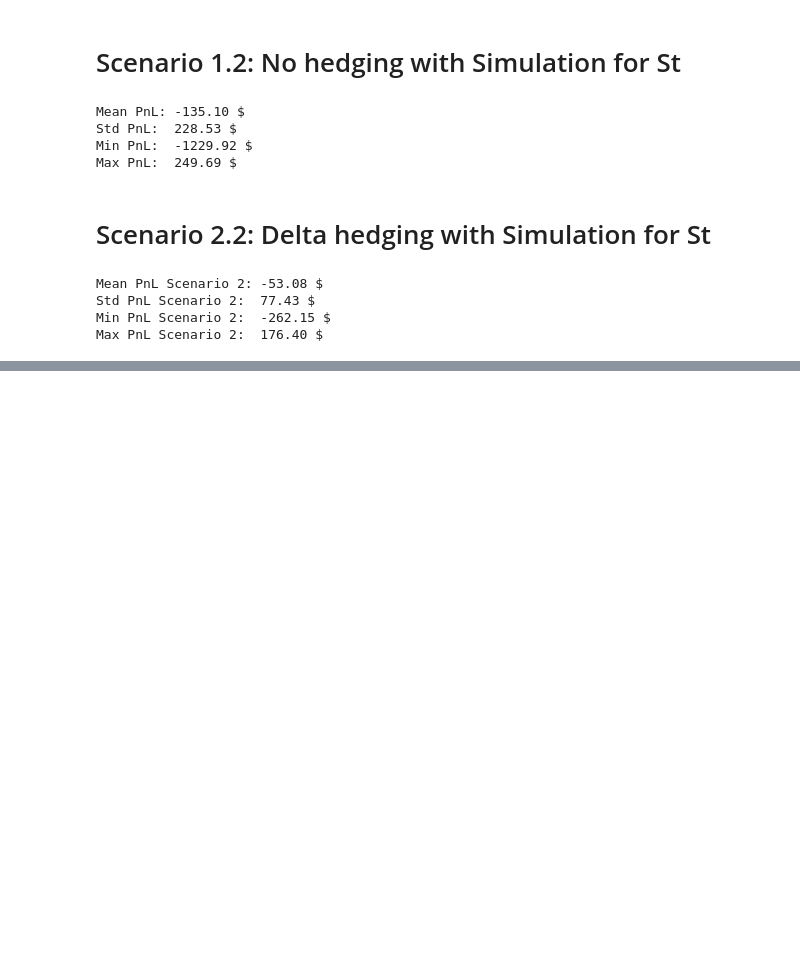
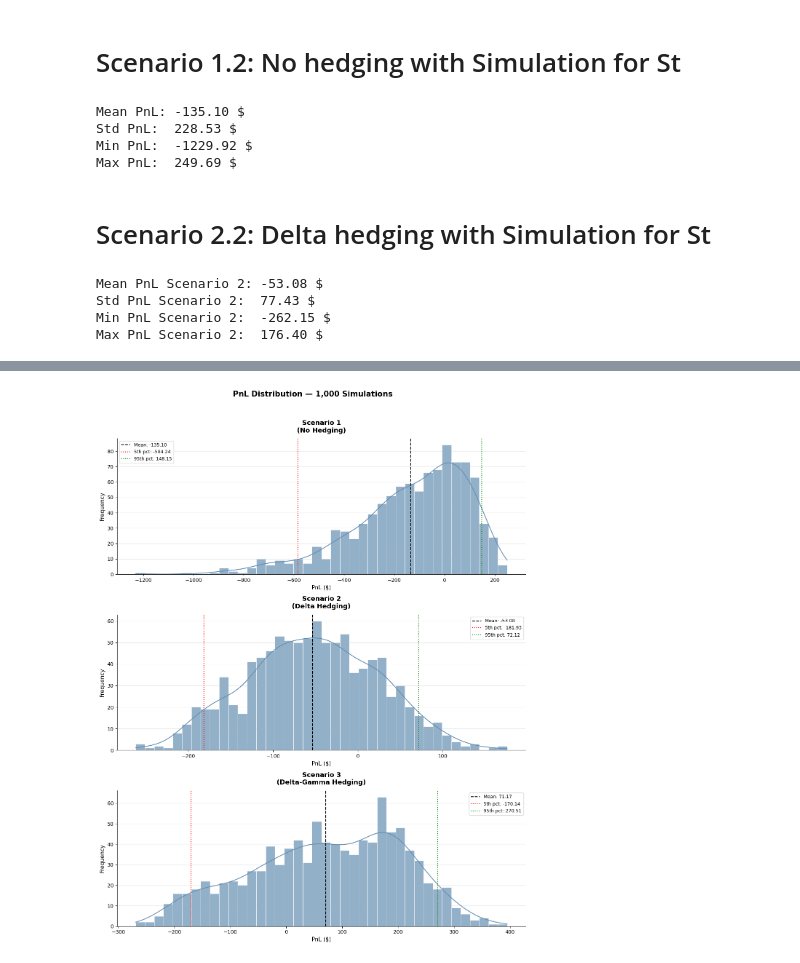
Before and after one commit to AnaSofiaHinojosa/GreekHedging, a Jupyter notebook: proyecto.ipynb, the cells around one changed output, grey strips where cells are left out. Saved outputs shown, nothing was run; the diff lists cells and outputs as text; code cells hidden in the pictures; blank space fills up the shorter version.

```diff
--- a/proyecto.ipynb
+++ b/proyecto.ipynb
@@ -21,6 +23,9 @@ class Calculations:
 
     def delta(self):
         return norm.cdf(self.d1())
+
+    def gamma(self):
+        return norm.pdf(self.d1()) / (self.S * self.sigma * np.sqrt(self.T))
 # %%
 df = pd.read_excel('Datos AAPL proyecto cuanti.xlsx', sheet_name='Hoja2')
 df_filtered = df.head(10)
@@ -152,11 +197,11 @@ for St in final_prices:
     pnl = - buy + sell + total_premiums
     total_pnl.append(pnl)
 
-total_pnl = np.array(total_pnl)
-print(f"Mean PnL: {total_pnl.mean():.2f} $")
-print(f"Std PnL:  {total_pnl.std():.2f} $")
-print(f"Min PnL:  {total_pnl.min():.2f} $")
-print(f"Max PnL:  {total_pnl.max():.2f} $")
+total_pnl_scenario1 = np.array(total_pnl)
+print(f"Mean PnL: {total_pnl_scenario1.mean():.2f} $")
+print(f"Std PnL:  {total_pnl_scenario1.std():.2f} $")
+print(f"Min PnL:  {total_pnl_scenario1.min():.2f} $")
+print(f"Max PnL:  {total_pnl_scenario1.max():.2f} $")
 # %% [output]
 Mean PnL: -135.10 $
 Std PnL:  228.53 $
@@ -212,0 +325,26 @@ Max PnL Scenario 2:  176.40 $
+# %%
+fig, axes = plt.subplots(3, 1, figsize=(12, 15))
+
+scenarios = [
+    (total_pnl_scenario1, 'Scenario 1\n(No Hedging)', '#668fb2'),
+    (total_pnl_scenario2, 'Scenario 2\n(Delta Hedging)', '#668fb2'),
+    (total_pnl_scenario3, 'Scenario 3\n(Delta-Gamma Hedging)', '#668fb2')
+]
+
+for ax, (data, title, color) in zip(axes, scenarios):
+    sns.histplot(data, bins=40, ax=ax, color=color, alpha=0.7, edgecolor='white', linewidth=0.5, kde=True)
+    ax.axvline(data.mean(), color='black', linestyle='--', linewidth=1.5, label=f'Mean: {data.mean():,.2f}')
+    ax.axvline(np.percentile(data, 5), color='red', linestyle=':', linewidth=1.5, label=f'5th pct: {np.percentile(data, 5):,.2f}')
+    ax.axvline(np.percentile(data, 95), color='green', linestyle=':', linewidth=1.5, label=f'95th pct: {np.percentile(data, 95):,.2f}')
+    ax.set_title(title, fontsize=13, fontweight='bold', pad=12)
+    ax.set_xlabel('PnL ($)', fontsize=11)
+    ax.set_ylabel('Frequency', fontsize=11)
+    ax.legend(fontsize=9)
+    ax.grid(axis='y', alpha=0.3)
+    sns.despine(ax=ax)
+
+fig.suptitle('PnL Distribution — 1,000 Simulations', fontsize=15, fontweight='bold', y=1.02)
+plt.tight_layout()
+plt.show()
+# %% [output]
+[figure, added]
```
Also changed, not shown: parts of 5 cells of this notebook.
